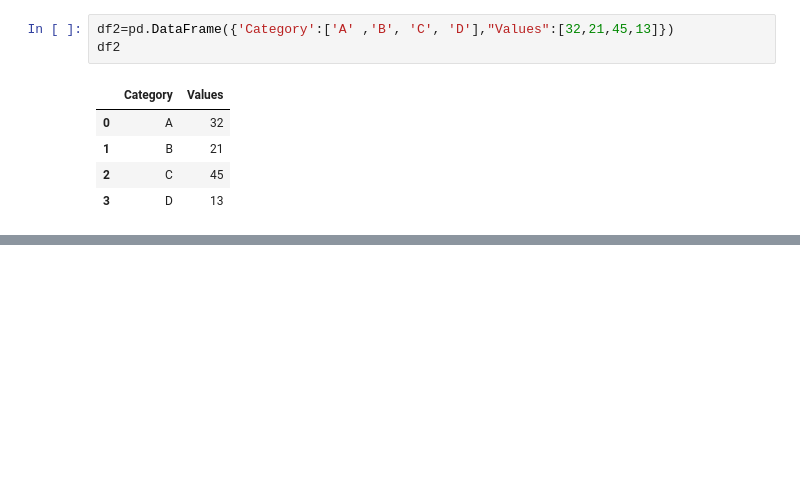
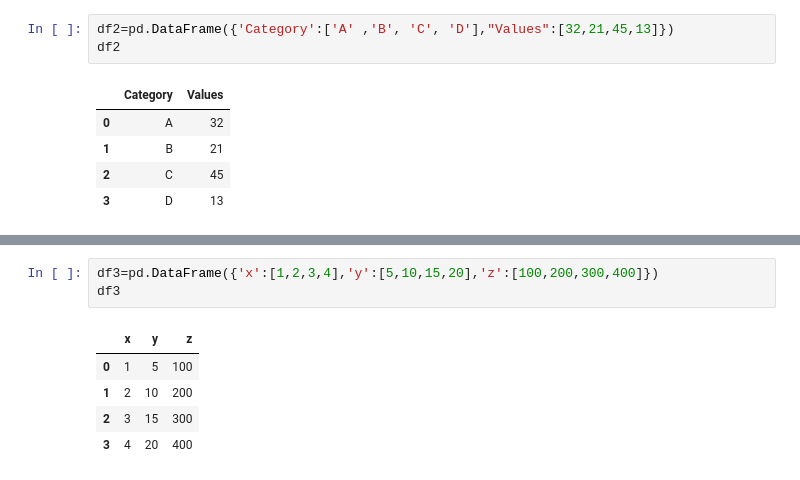
Before and after one commit to MUHAMMEDQULIYEV/Python_Learning, a Jupyter notebook: Plotly/plotly.ipynb, the cells around one changed output, grey strips where cells are left out. Drawn from its saved outputs; the diff is of its cells as text; blank space fills up the shorter version.

```diff
--- a/Plotly/plotly.ipynb
+++ b/Plotly/plotly.ipynb
@@ -90,0 +103,9 @@ TypeError: 'NoneType' object is not subscriptable
+# %%
+df3=pd.DataFrame({'x':[1,2,3,4],'y':[5,10,15,20],'z':[100,200,300,400]})
+df3
+# %% [output]
+|  | x | y | z |
+| 0 | 1 | 5 | 100 |
+| 1 | 2 | 10 | 200 |
+| 2 | 3 | 15 | 300 |
+| 3 | 4 | 20 | 400 |
```
Also changed, not shown: parts of 16 cells of this notebook, 2 other files.
